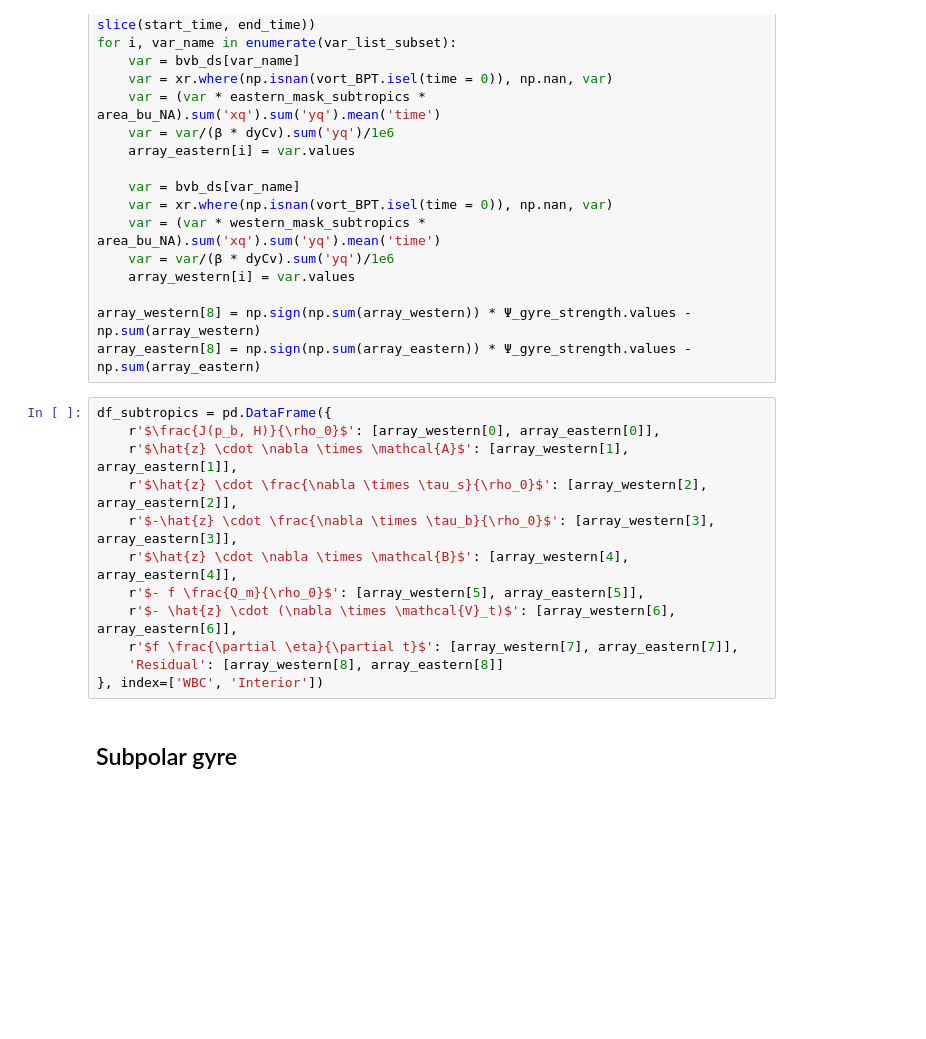
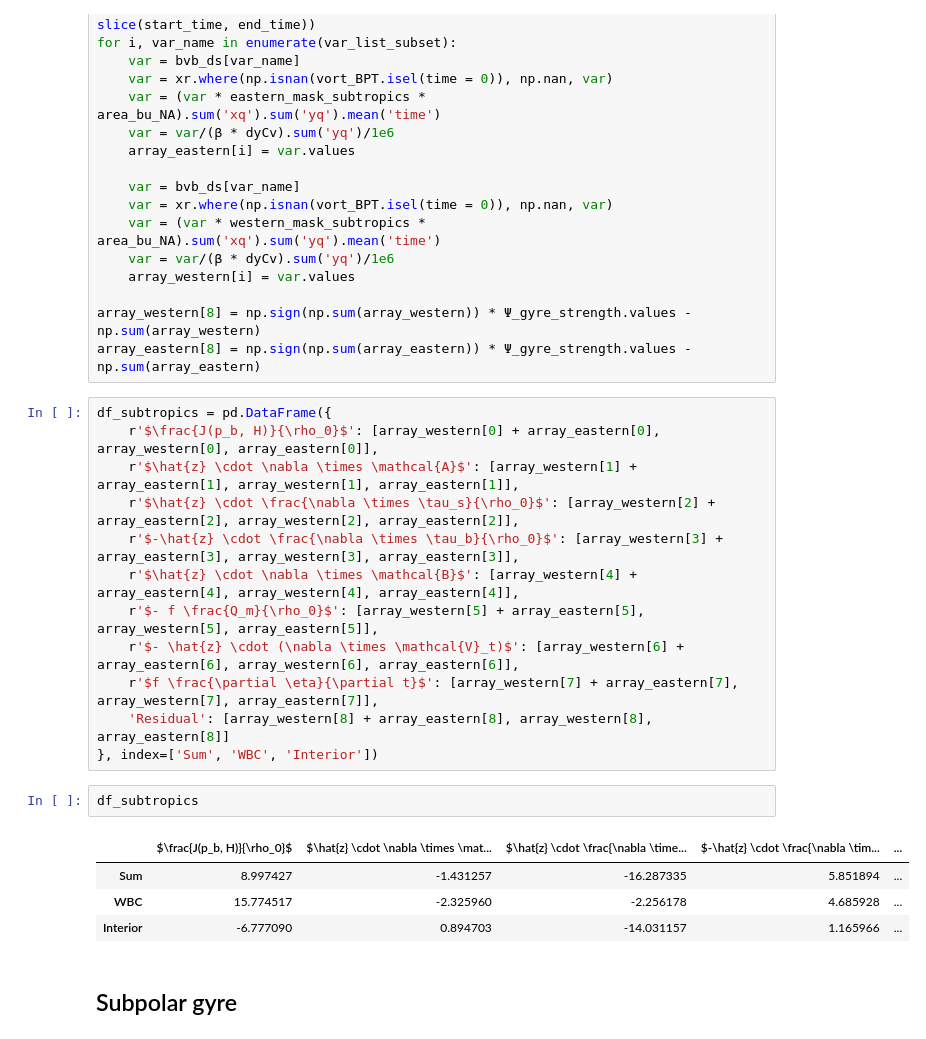
Before and after one commit to dhruvbhagtani/NAO-vorticity-budget-gyres, a Jupyter notebook: CTRL-comparing-terms.ipynb, the cells around one changed output. Cells and saved outputs as stored; diff of their text form; blank space fills up the shorter version.

```diff
--- a/CTRL-comparing-terms.ipynb
+++ b/CTRL-comparing-terms.ipynb
@@ -307,16 +308,23 @@ array_western[8] = np.sign(np.sum(array_western)) * Ψ_gyre_strength.values - np
 array_eastern[8] = np.sign(np.sum(array_eastern)) * Ψ_gyre_strength.values - np.sum(array_eastern)
 # %%
 df_subtropics = pd.DataFrame({
-    r'$\frac{J(p_b, H)}{\rho_0}$': [array_western[0], array_eastern[0]],
-    r'$\hat{z} \cdot \nabla \times \mathcal{A}$': [array_western[1], array_eastern[1]],
-    r'$\hat{z} \cdot \frac{\nabla \times \tau_s}{\rho_0}$': [array_western[2], array_eastern[2]],
-    r'$-\hat{z} \cdot \frac{\nabla \times \tau_b}{\rho_0}$': [array_western[3], array_eastern[3]],
-    r'$\hat{z} \cdot \nabla \times \mathcal{B}$': [array_western[4], array_eastern[4]],
-    r'$- f \frac{Q_m}{\rho_0}$': [array_western[5], array_eastern[5]],
-    r'$- \hat{z} \cdot (\nabla \times \mathcal{V}_t)$': [array_western[6], array_eastern[6]],
-    r'$f \frac{\partial \eta}{\partial t}$': [array_western[7], array_eastern[7]],
-    'Residual': [array_western[8], array_eastern[8]]
-}, index=['WBC', 'Interior'])
+    r'$\frac{J(p_b, H)}{\rho_0}$': [array_western[0] + array_eastern[0], array_western[0], array_eastern[0]],
+    r'$\hat{z} \cdot \nabla \times \mathcal{A}$': [array_western[1] + array_eastern[1], array_western[1], array_eastern[1]],
+    r'$\hat{z} \cdot \frac{\nabla \times \tau_s}{\rho_0}$': [array_western[2] + array_eastern[2], array_western[2], array_eastern[2]],
+    r'$-\hat{z} \cdot \frac{\nabla \times \tau_b}{\rho_0}$': [array_western[3] + array_eastern[3], array_western[3], array_eastern[3]],
+    r'$\hat{z} \cdot \nabla \times \mathcal{B}$': [array_western[4] + array_eastern[4], array_western[4], array_eastern[4]],
+    r'$- f \frac{Q_m}{\rho_0}$': [array_western[5] + array_eastern[5], array_western[5], array_eastern[5]],
+    r'$- \hat{z} \cdot (\nabla \times \mathcal{V}_t)$': [array_western[6] + array_eastern[6], array_western[6], array_eastern[6]],
+    r'$f \frac{\partial \eta}{\partial t}$': [array_western[7] + array_eastern[7], array_western[7], array_eastern[7]],
+    'Residual': [array_western[8] + array_eastern[8], array_western[8], array_eastern[8]]
+}, index=['Sum', 'WBC', 'Interior'])
+# %%
+df_subtropics
+# %% [output]
+|  | $\frac{J(p_b, H)}{\rho_0}$ | $\hat{z} \cdot \nabla \times \mat... | $\hat{z} \cdot \frac{\nabla \time... | $-\hat{z} \cdot \frac{\nabla \tim... | ... |
+| Sum | 8.997427 | -1.431257 | -16.287335 | 5.851894 | ... |
+| WBC | 15.774517 | -2.325960 | -2.256178 | 4.685928 | ... |
+| Interior | -6.777090 | 0.894703 | -14.031157 | 1.165966 | ... |
 # %% [markdown]
 ## Subpolar gyre
 # %%
```
Also changed, not shown: parts of 10 cells of this notebook.
